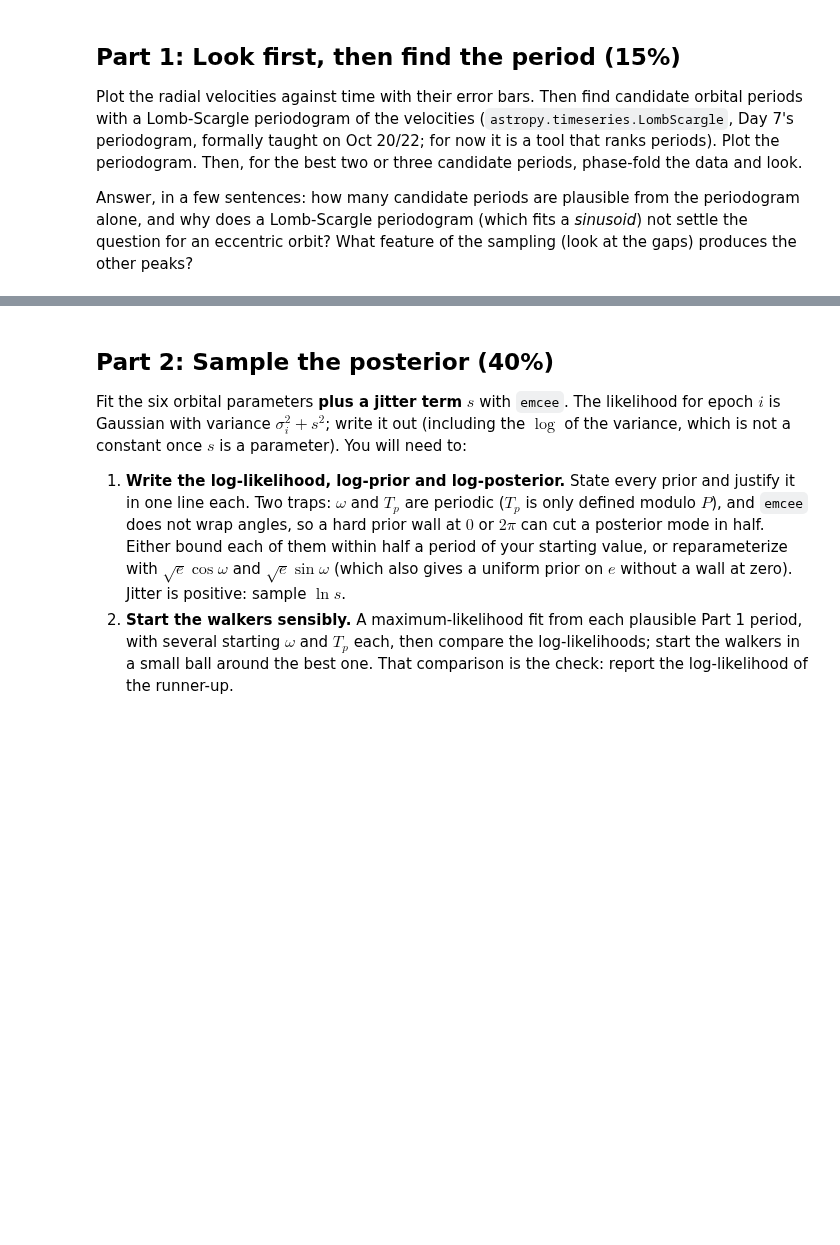
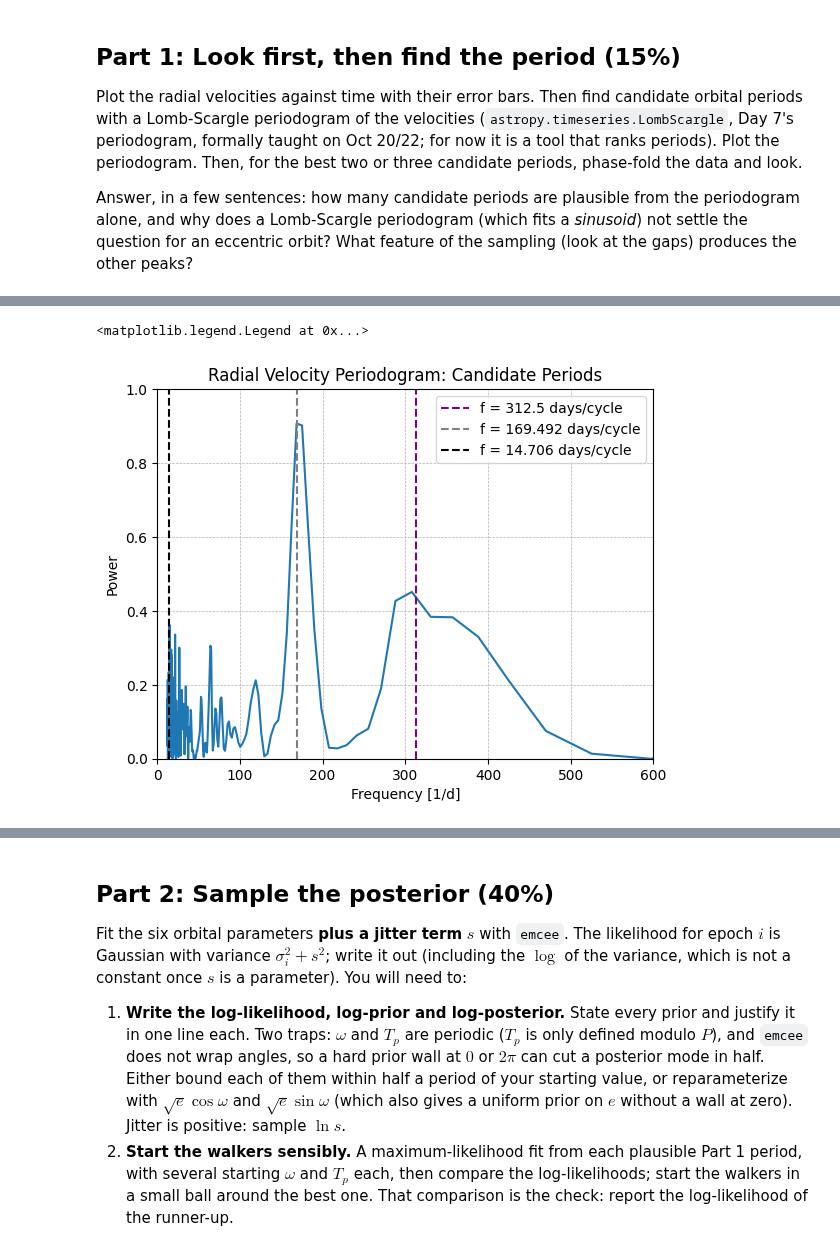
Before and after one commit to AustinMathison/ast457_2026_Fall, a Jupyter notebook: submissions/benh7/lab05.ipynb, the cells around one changed output, grey strips where cells are left out. Drawn from its saved outputs; the diff is of its cells as text; code cells hidden in the pictures; blank space fills up the shorter version.

```diff
--- a/submissions/benh7/lab05.ipynb
+++ b/submissions/benh7/lab05.ipynb
@@ -82,0 +111,23 @@ feature of the sampling (look at the gaps) produces the other peaks?
+# %%
+periods = 1 / frequency
+
+cp1 = 1/.0032
+cp2 = 1/.0059
+cp3 = 1/.068
+
+plt.plot(periods, power)
+plt.title('Radial Velocity Periodogram: Candidate Periods')
+plt.xlabel('Frequency [1/d]')
+plt.ylabel('Power')
+
+plt.vlines(cp1, ymin = 0, ymax = 1, linestyle = '--', color = 'purple', label = f'f = {cp1} days/cycle')
+plt.vlines(cp2, ymin = 0, ymax = 1, linestyle = '--', color = 'grey', label = f'f = {cp2:.3f} days/cycle')
+plt.vlines(cp3, ymin = 0, ymax = 1, linestyle = '--', color = 'black', label = f'f = {cp3:.3f} days/cycle')
+
+plt.ylim([0, 1])
+plt.xlim([0, 600])
+plt.grid(linestyle = '--', linewidth = 0.5)
+plt.legend()
+# %% [output]
+<matplotlib.legend.Legend at 0x...>
+[figure, added]
```
Also changed, not shown: parts of 60 cells of this notebook.
